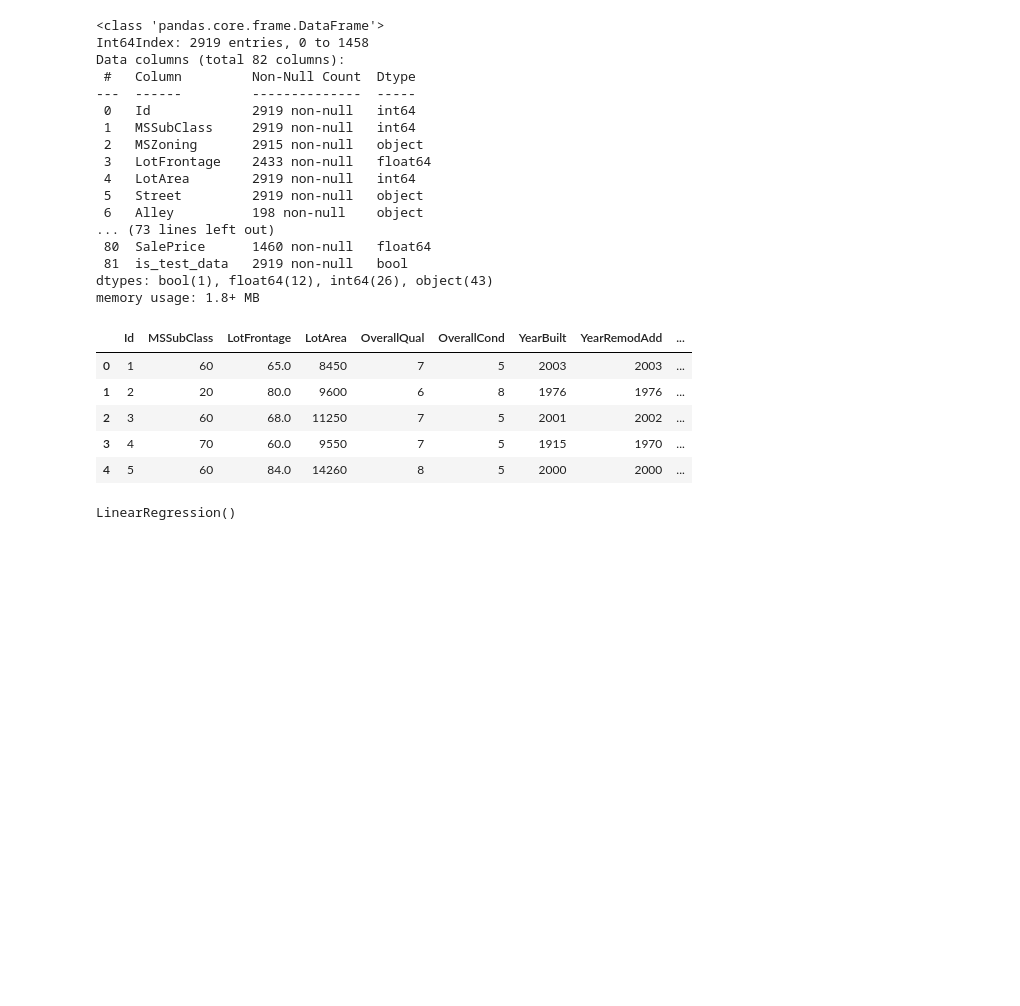
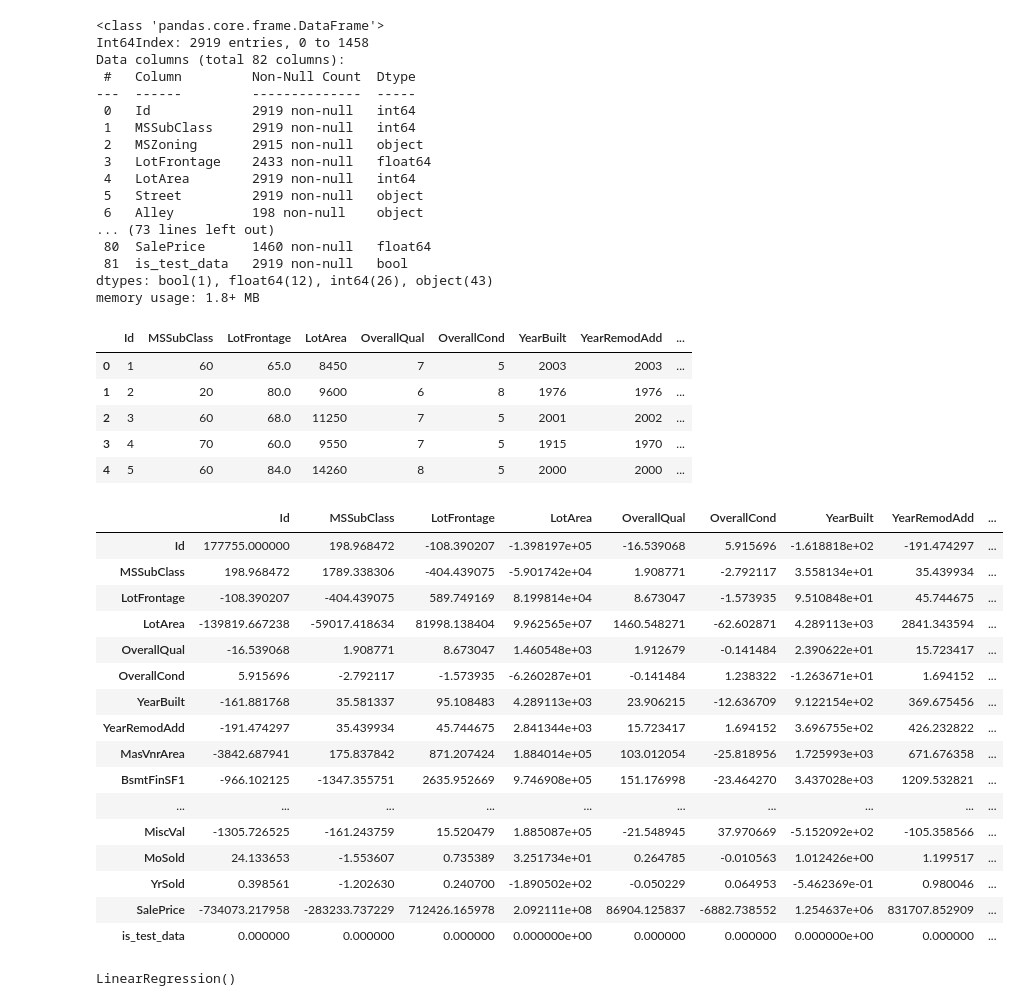
Before and after one commit to JeanMichelBereder/Kaggle, a Jupyter notebook: kaggle-house-prices.ipynb, the cells around one changed output. Cells and saved outputs as stored; diff of their text form; code cells hidden in the pictures; blank space fills up the shorter version.

Commit message:
Kaggle Notebook | kaggle_house_prices | Version 8 |

```diff
--- a/kaggle-house-prices.ipynb
+++ b/kaggle-house-prices.ipynb
@@ -173,6 +173,26 @@ dummy_merged_data.head()
 | 4 | 5 | 60 | 84.0 | 14260 | 8 | 5 | 2000 | 2000 | ... |
 # %%
 dummy_merged_data.fillna(0, inplace=True)
+# %%
+train_data.cov()
+# %% [output]
+|  | Id | MSSubClass | LotFrontage | LotArea | OverallQual | OverallCond | YearBuilt | YearRemodAdd | ... |
+| Id | 177755.000000 | 198.968472 | -108.390207 | -1.398197e+05 | -16.539068 | 5.915696 | -1.618818e+02 | -191.474297 | ... |
+| MSSubClass | 198.968472 | 1789.338306 | -404.439075 | -5.901742e+04 | 1.908771 | -2.792117 | 3.558134e+01 | 35.439934 | ... |
+| LotFrontage | -108.390207 | -404.439075 | 589.749169 | 8.199814e+04 | 8.673047 | -1.573935 | 9.510848e+01 | 45.744675 | ... |
+| LotArea | -139819.667238 | -59017.418634 | 81998.138404 | 9.962565e+07 | 1460.548271 | -62.602871 | 4.289113e+03 | 2841.343594 | ... |
+| OverallQual | -16.539068 | 1.908771 | 8.673047 | 1.460548e+03 | 1.912679 | -0.141484 | 2.390622e+01 | 15.723417 | ... |
+| OverallCond | 5.915696 | -2.792117 | -1.573935 | -6.260287e+01 | -0.141484 | 1.238322 | -1.263671e+01 | 1.694152 | ... |
+| YearBuilt | -161.881768 | 35.581337 | 95.108483 | 4.289113e+03 | 23.906215 | -12.636709 | 9.122154e+02 | 369.675456 | ... |
+| YearRemodAdd | -191.474297 | 35.439934 | 45.744675 | 2.841344e+03 | 15.723417 | 1.694152 | 3.696755e+02 | 426.232822 | ... |
+| MasVnrArea | -3842.687941 | 175.837842 | 871.207424 | 1.884014e+05 | 103.012054 | -25.818956 | 1.725993e+03 | 671.676358 | ... |
+| BsmtFinSF1 | -966.102125 | -1347.355751 | 2635.952669 | 9.746908e+05 | 151.176998 | -23.464270 | 3.437028e+03 | 1209.532821 | ... |
+| ... | ... | ... | ... | ... | ... | ... | ... | ... | ... |
+| MiscVal | -1305.726525 | -161.243759 | 15.520479 | 1.885087e+05 | -21.548945 | 37.970669 | -5.152092e+02 | -105.358566 | ... |
+| MoSold | 24.133653 | -1.553607 | 0.735389 | 3.251734e+01 | 0.264785 | -0.010563 | 1.012426e+00 | 1.199517 | ... |
+| YrSold | 0.398561 | -1.202630 | 0.240700 | -1.890502e+02 | -0.050229 | 0.064953 | -5.462369e-01 | 0.980046 | ... |
+| SalePrice | -734073.217958 | -283233.737229 | 712426.165978 | 2.092111e+08 | 86904.125837 | -6882.738552 | 1.254637e+06 | 831707.852909 | ... |
+| is_test_data | 0.000000 | 0.000000 | 0.000000 | 0.000000e+00 | 0.000000 | 0.000000 | 0.000000e+00 | 0.000000 | ... |
 # %%
 train_data = dummy_merged_data[dummy_merged_data['is_test_data']==False]
 test_data = dummy_merged_data[dummy_merged_data['is_test_data']==True]
```
Also changed, not shown: parts of 3 cells of this notebook.
